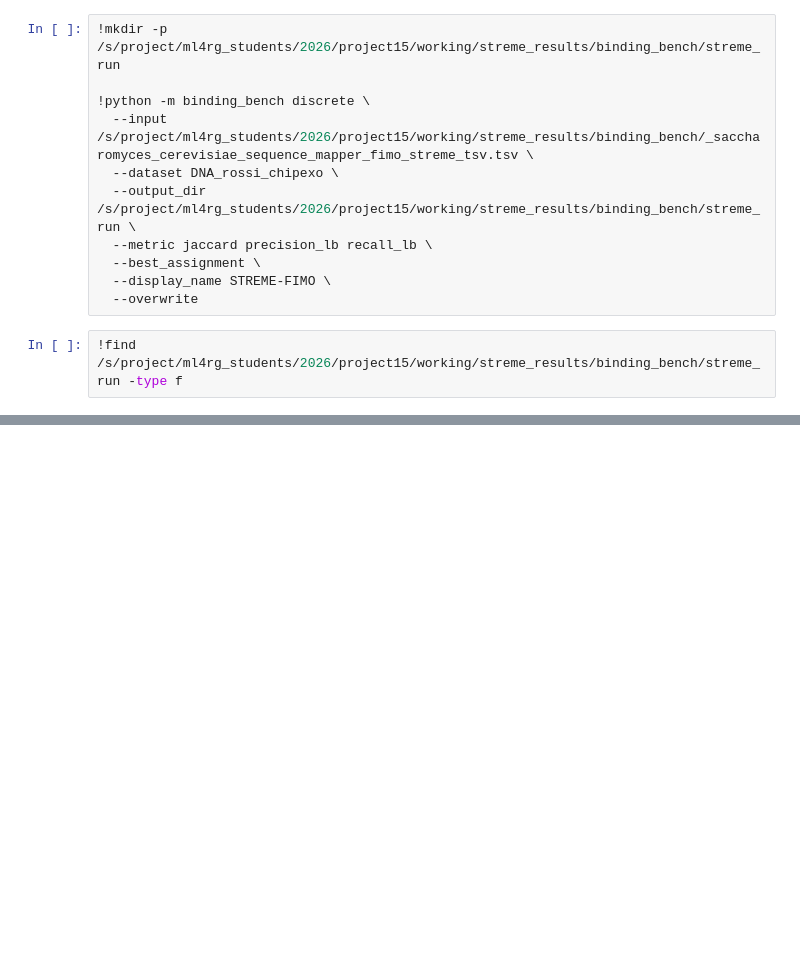
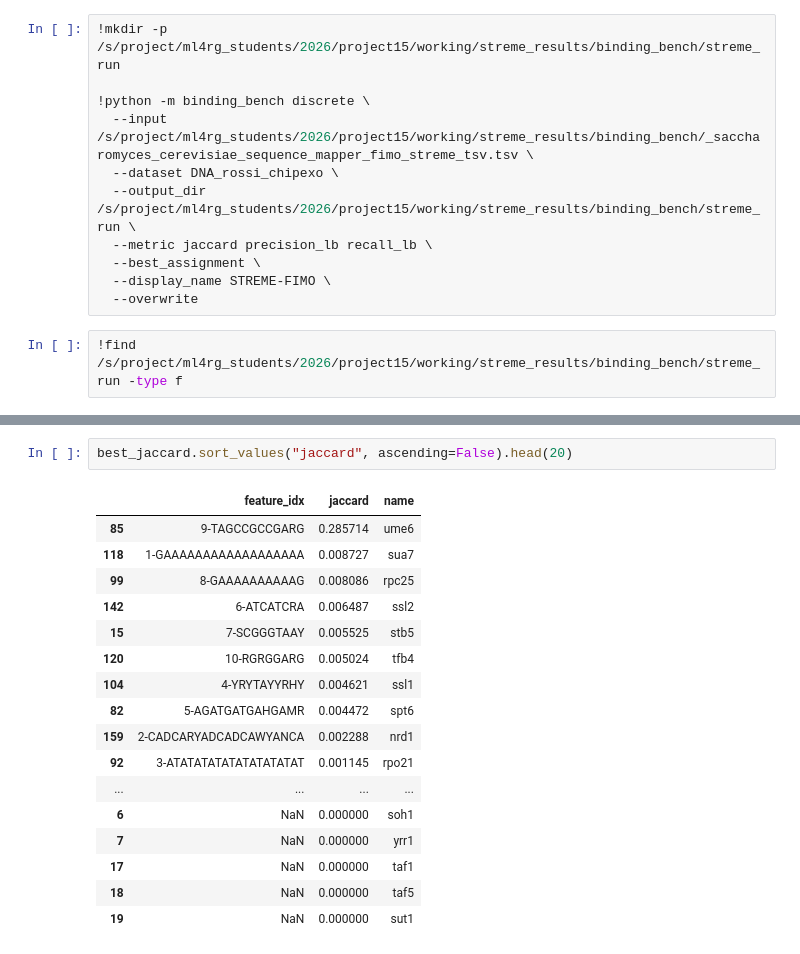
Before and after one commit to Kotronon/ML4RG_project15, a Jupyter notebook: streme_pipeline.ipynb, the cells around one changed output, grey strips where cells are left out. Saved outputs shown, nothing was run; the diff lists cells and outputs as text; blank space fills up the shorter version.

```diff
--- a/streme_pipeline.ipynb
+++ b/streme_pipeline.ipynb
@@ -291,0 +486,20 @@ total 4.8M
+# %%
+best_jaccard.sort_values("jaccard", ascending=False).head(20)
+# %% [output]
+|  | feature_idx | jaccard | name |
+| 85 | 9-TAGCCGCCGARG | 0.285714 | ume6 |
+| 118 | 1-GAAAAAAAAAAAAAAAAAA | 0.008727 | sua7 |
+| 99 | 8-GAAAAAAAAAAG | 0.008086 | rpc25 |
+| 142 | 6-ATCATCRA | 0.006487 | ssl2 |
+| 15 | 7-SCGGGTAAY | 0.005525 | stb5 |
+| 120 | 10-RGRGGARG | 0.005024 | tfb4 |
+| 104 | 4-YRYTAYYRHY | 0.004621 | ssl1 |
+| 82 | 5-AGATGATGAHGAMR | 0.004472 | spt6 |
+| 159 | 2-CADCARYADCADCAWYANCA | 0.002288 | nrd1 |
+| 92 | 3-ATATATATATATATATATAT | 0.001145 | rpo21 |
+| ... | ... | ... | ... |
+| 6 | NaN | 0.000000 | soh1 |
+| 7 | NaN | 0.000000 | yrr1 |
+| 17 | NaN | 0.000000 | taf1 |
+| 18 | NaN | 0.000000 | taf5 |
+| 19 | NaN | 0.000000 | sut1 |
```
Also changed, not shown: parts of 32 cells of this notebook.
